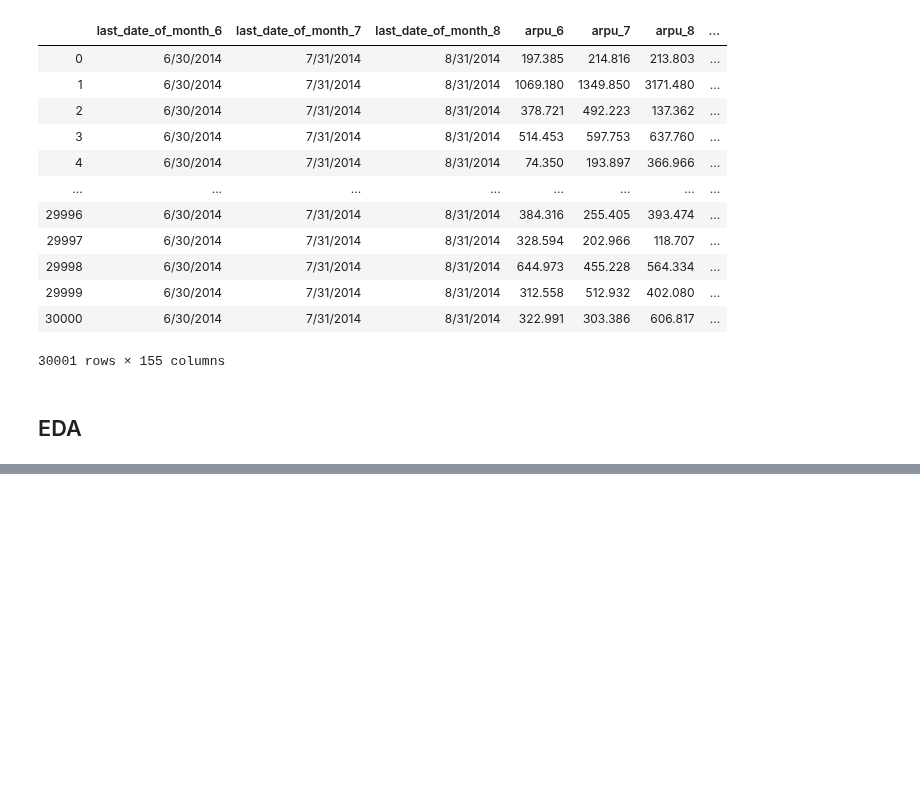
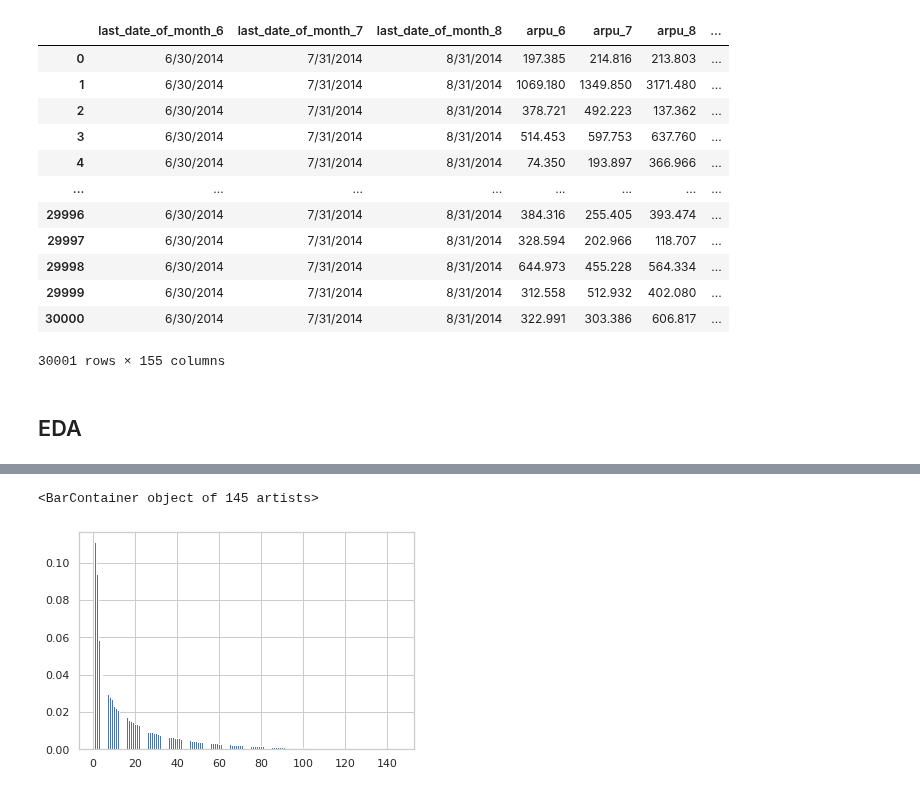
Before and after one commit to HemantTiwariGitHub/IntelligenceCodes, a Jupyter notebook: Telecom_churn.ipynb, the cells around one changed output, grey strips where cells are left out. Drawn from its saved outputs; the diff is of its cells as text; code cells hidden in the pictures; blank space fills up the shorter version.

```diff
--- a/Telecom_churn.ipynb
+++ b/Telecom_churn.ipynb
@@ -383,0 +534,5 @@ churn_v1
+# %%
+from sklearn.preprocessing import StandardScaler
+scaler = StandardScaler()
+X_Train_Bal_Standardized = scaler.fit_transform(X_Train_Bal)
+X_Test_Standardized = scaler.transform(X_test)
@@ -383,0 +584,5 @@ churn_v1
+# %%
+plt.bar(range(1,len(pca.explained_variance_ratio_)+1), pca.explained_variance_ratio_)
+# %% [output]
+<BarContainer object of 145 artists>
+[figure, added]
```
Also changed, not shown: parts of 37 cells of this notebook.
